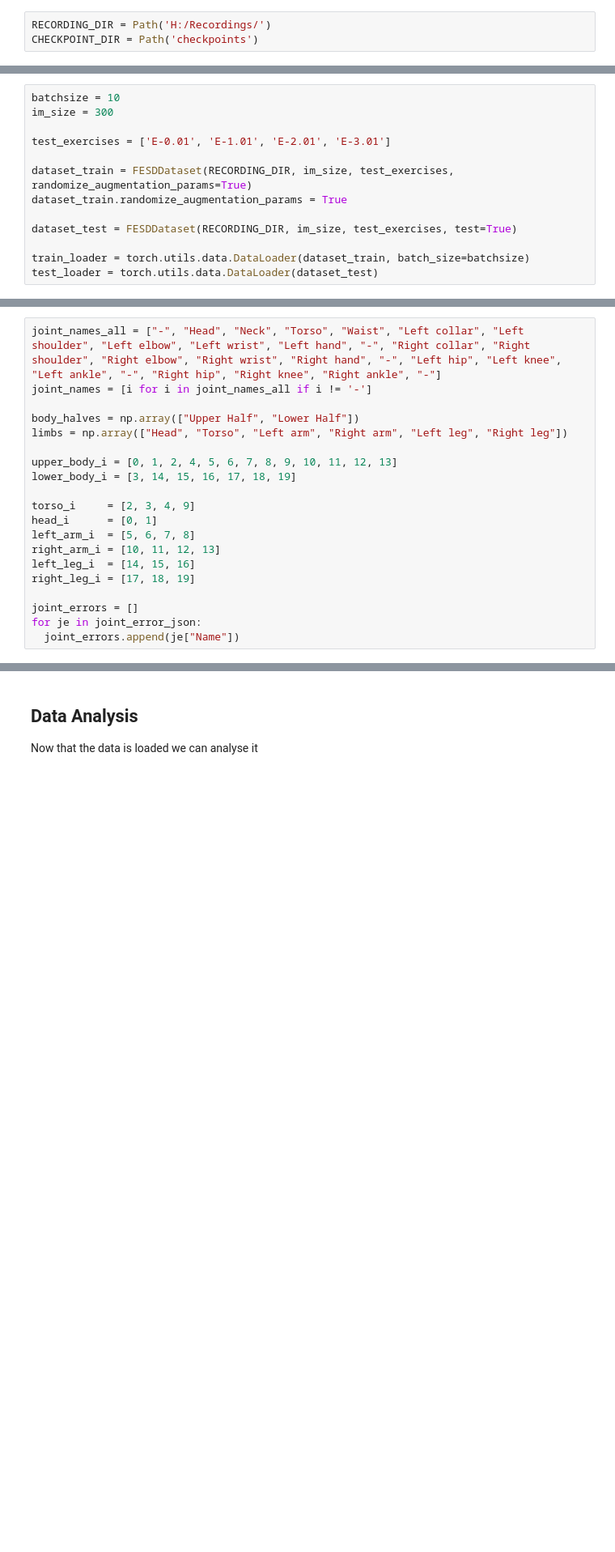
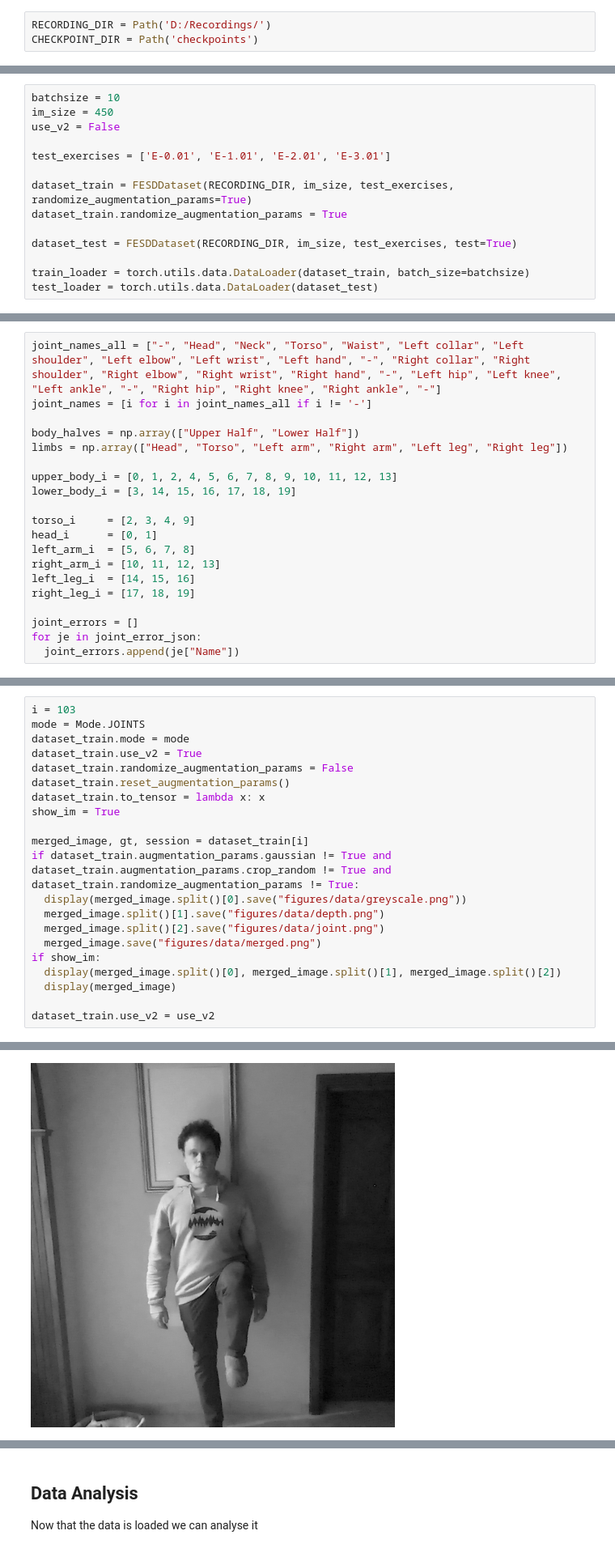
Before and after one commit to LeonardoPohl/FESD, a Jupyter notebook: FESDModel/DataAnalysis.ipynb, the cells around one changed output, grey strips where cells are left out. Shown at 81% size. Saved outputs shown, nothing was run; the diff lists cells and outputs as text; blank space fills up the shorter version.

Commit message:
Augmentation working | Adapted training and testing for v2

```diff
--- a/FESDModel/DataAnalysis.ipynb
+++ b/FESDModel/DataAnalysis.ipynb
@@ -50,5 +52,5 @@ Num cuda GPUs: 1
 # %%
-RECORDING_DIR = Path('H:/Recordings/')
+RECORDING_DIR = Path('D:/Recordings/')
 CHECKPOINT_DIR = Path('checkpoints')
 # %% [markdown]
 ## Data Loading
@@ -69,7 +71,8 @@ len(exercises_json)
 13
 # %%
 batchsize = 10
-im_size = 300
+im_size = 450
+use_v2 = False
 
 test_exercises = ['E-0.01', 'E-1.01', 'E-2.01', 'E-3.01']
 
@@ -115,0 +115,22 @@ dataset_train.frame.show()
+# %%
+i = 103
+mode = Mode.JOINTS
+dataset_train.mode = mode
+dataset_train.use_v2 = True
+dataset_train.randomize_augmentation_params = False
+dataset_train.reset_augmentation_params()
+dataset_train.to_tensor = lambda x: x
+show_im = True
+
+merged_image, gt, session = dataset_train[i]
+if dataset_train.augmentation_params.gaussian != True and dataset_train.augmentation_params.crop_random != True and dataset_train.randomize_augmentation_params != True:
+  display(merged_image.split()[0].save("figures/data/greyscale.png"))
+  merged_image.split()[1].save("figures/data/depth.png")
+  merged_image.split()[2].save("figures/data/joint.png")
+  merged_image.save("figures/data/merged.png")
+if show_im:
+  display(merged_image.split()[0], merged_image.split()[1], merged_image.split()[2])
+  display(merged_image)
+
+dataset_train.use_v2 = use_v2
+# %% [output]
@@ -115,0 +138 @@ dataset_train.frame.show()
+[figure, added]
```
Also changed, not shown: parts of 23 cells of this notebook, 32 other files.
